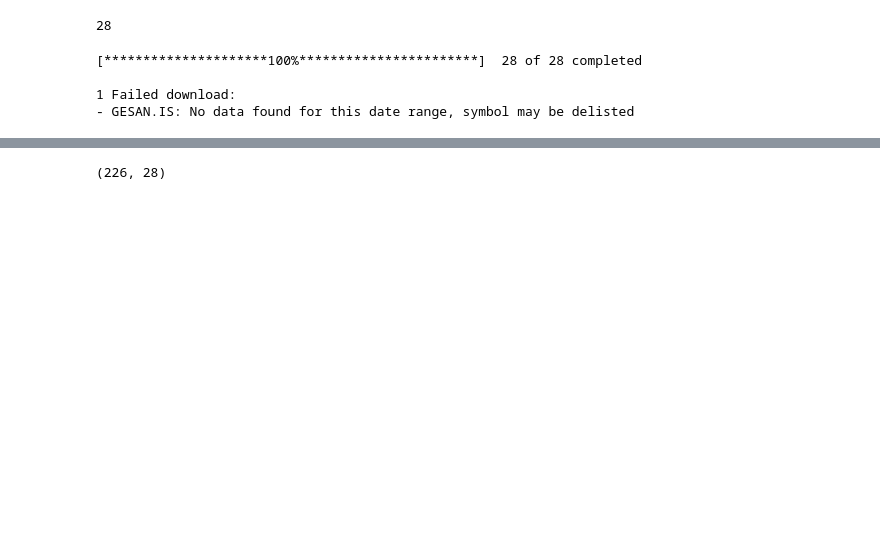
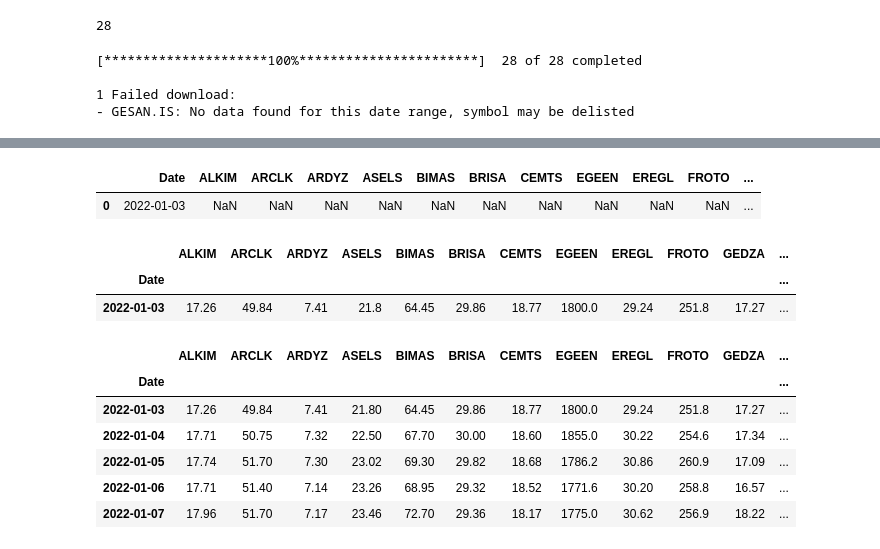
Before and after one commit to gknakay/GA-Notebooks, a Jupyter notebook: Stocks-Google.ipynb, the cells around one changed output, grey strips where cells are left out. Saved outputs shown, nothing was run; the diff lists cells and outputs as text; code cells hidden in the pictures; blank space fills up the shorter version.

```diff
--- a/Stocks-Google.ipynb
+++ b/Stocks-Google.ipynb
@@ -87,3 +86,7 @@ price_data = round(price_data,2).reset_index()
 
 1 Failed download:
 - GESAN.IS: No data found for this date range, symbol may be delisted
+# %%
+price_data.columns = [stock[:-3] for stock in list(price_data.columns)]
+price_data = price_data.rename(columns = {'D':'Date'})
+price_data.head()
@@ -89,0 +152,6 @@ price_data = round(price_data,2).reset_index()
+# %%
+expenses = pd.DataFrame(columns = list(price_data.columns)[1:], index = price_data.Date).reset_index()
+expenses['Date'] = expenses['Date'].astype(str)
+# %% [output]
+|  | Date | ALKIM | ARCLK | ARDYZ | ASELS | BIMAS | BRISA | CEMTS | EGEEN | EREGL | FROTO | ... |
+| 0 | 2022-01-03 | NaN | NaN | NaN | NaN | NaN | NaN | NaN | NaN | NaN | NaN | ... |
@@ -89,0 +166,10 @@ price_data = round(price_data,2).reset_index()
+# %%
+lots.set_index('Date', inplace = True)
+price_data.set_index('Date', inplace = True)
+# %%
+price_data = price_data.fillna(0)
+price_data.head(1)
+# %% [output]
+|  | ALKIM | ARCLK | ARDYZ | ASELS | BIMAS | BRISA | CEMTS | EGEEN | EREGL | FROTO | GEDZA | ... |
+| Date |  |  |  |  |  |  |  |  |  |  |  | ... |
+| 2022-01-03 | 17.26 | 49.84 | 7.41 | 21.8 | 64.45 | 29.86 | 18.77 | 1800.0 | 29.24 | 251.8 | 17.27 | ... |
@@ -90,4 +186,10 @@ price_data = round(price_data,2).reset_index()
 # %%
-price_data.shape
+price_data.head()
 # %% [output]
-(226, 28)
+|  | ALKIM | ARCLK | ARDYZ | ASELS | BIMAS | BRISA | CEMTS | EGEEN | EREGL | FROTO | GEDZA | ... |
+| Date |  |  |  |  |  |  |  |  |  |  |  | ... |
+| 2022-01-03 | 17.26 | 49.84 | 7.41 | 21.80 | 64.45 | 29.86 | 18.77 | 1800.0 | 29.24 | 251.8 | 17.27 | ... |
+| 2022-01-04 | 17.71 | 50.75 | 7.32 | 22.50 | 67.70 | 30.00 | 18.60 | 1855.0 | 30.22 | 254.6 | 17.34 | ... |
+| 2022-01-05 | 17.74 | 51.70 | 7.30 | 23.02 | 69.30 | 29.82 | 18.68 | 1786.2 | 30.86 | 260.9 | 17.09 | ... |
+| 2022-01-06 | 17.71 | 51.40 | 7.14 | 23.26 | 68.95 | 29.32 | 18.52 | 1771.6 | 30.20 | 258.8 | 16.57 | ... |
+| 2022-01-07 | 17.96 | 51.70 | 7.17 | 23.46 | 72.70 | 29.36 | 18.17 | 1775.0 | 30.62 | 256.9 | 18.22 | ... |
```
Also changed, not shown: parts of 30 cells of this notebook.
